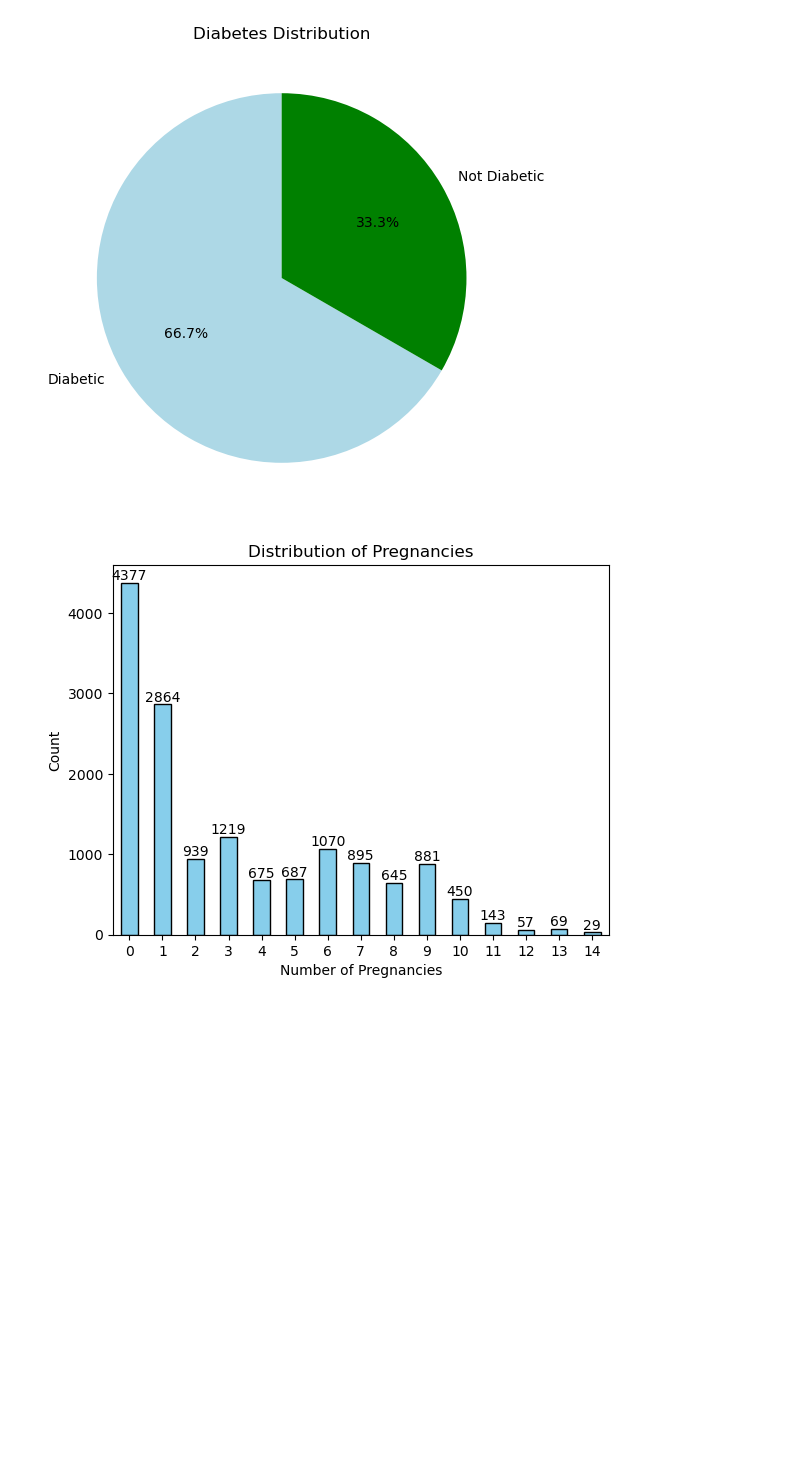
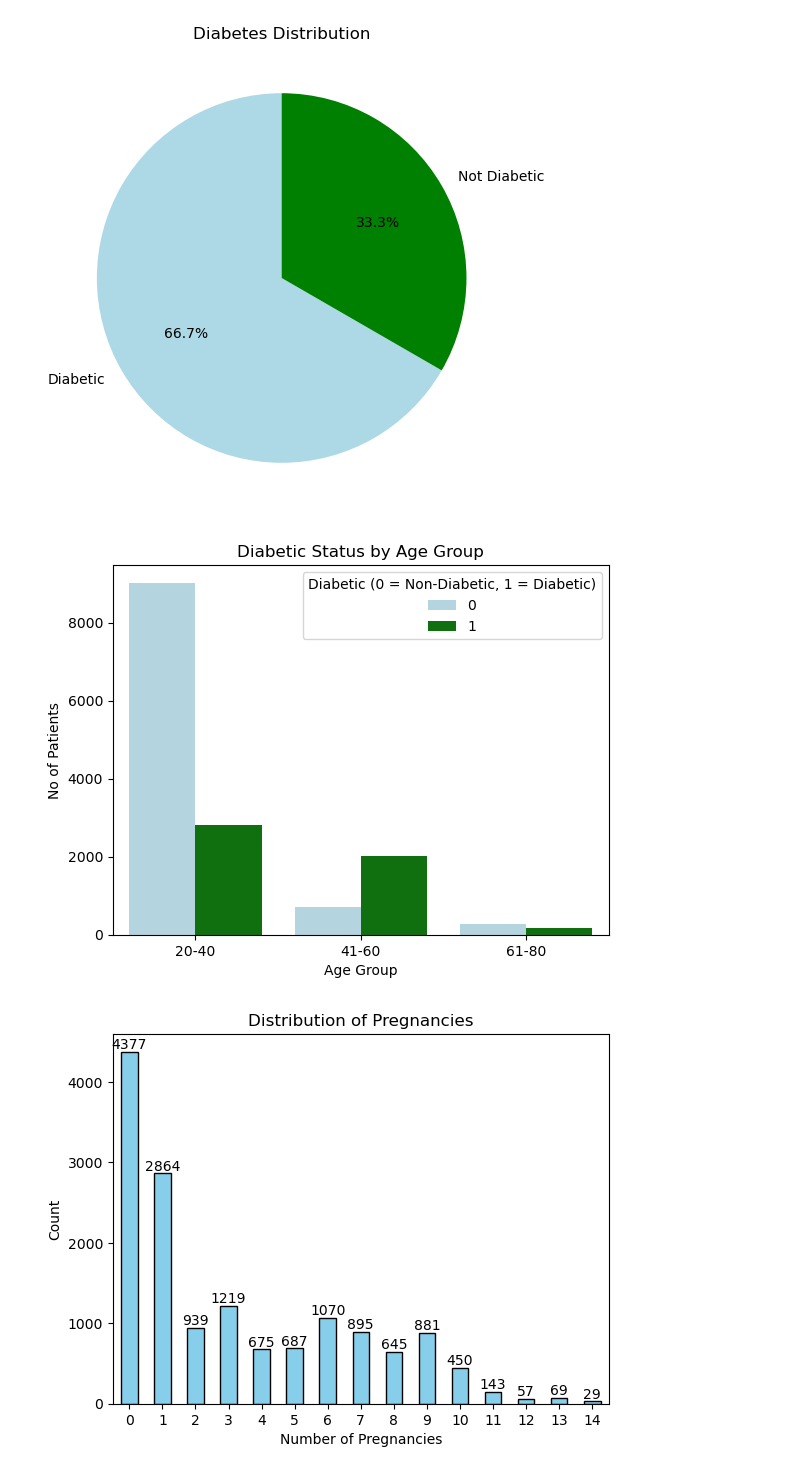
Before and after one commit to DSTI-MLPR/ML-Project, a Jupyter notebook: Project - ML - Diabetics.ipynb, the cells around one changed output. Cells and saved outputs as stored; diff of their text form; code cells hidden in the pictures; blank space fills up the shorter version.

```diff
--- a/Project - ML - Diabetics.ipynb
+++ b/Project - ML - Diabetics.ipynb
@@ -8,3 +6,4 @@ import numpy as np
 # %%
 df = pd.read_csv('TAIPEI_diabetes.csv')
 df.head(5)
+dff = df.copy()
@@ -39,6 +60,21 @@ plt.title('Diabetes Distribution')
 plt.show()
 # %% [output]
 [figure]
+# %%
+# Create age bins
+bins = [20, 40, 60, 80]  # Define age ranges
+labels = ['20-40', '41-60', '61-80']
+dff['AgeGroup'] = pd.cut(dff['Age'], bins=bins, labels=labels)
+
+# Plot the count plot with hue
+sns.countplot(dff,x='AgeGroup', hue='Diabetic', palette=['lightblue', 'green'])
+plt.title('Diabetic Status by Age Group')
+plt.xlabel('Age Group')
+plt.ylabel('No of Patients')
+plt.legend(title='Diabetic (0 = Non-Diabetic, 1 = Diabetic)')
+plt.show()
+# %% [output]
+[figure, added]
 # %%
 # Plot of number Women based on how many times they have been pregnant .
 
```
Also changed, not shown: parts of 46 cells of this notebook.
